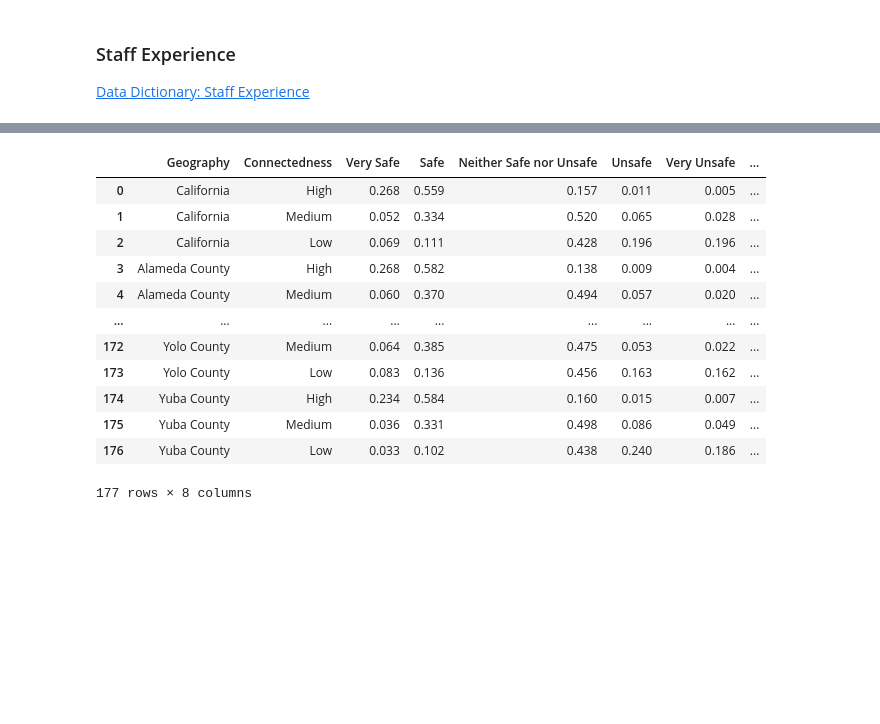
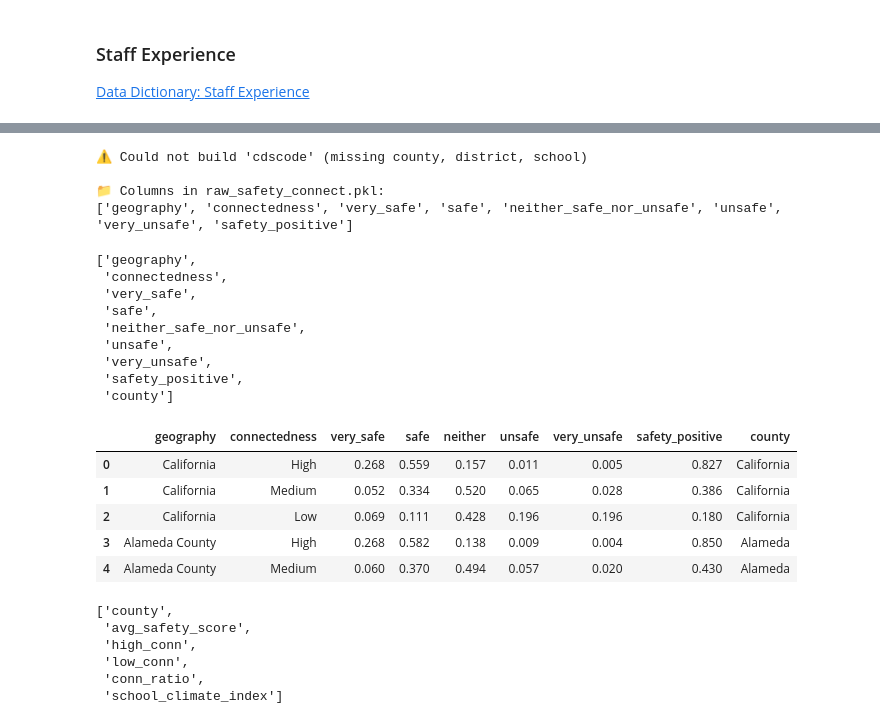
Before and after one commit to junclemente/ads599-capstone_project, a Jupyter notebook: library/01_data_preparation.ipynb, the cells around one changed output, grey strips where cells are left out. Cells and saved outputs as stored; diff of their text form; code cells hidden in the pictures; blank space fills up the shorter version.

```diff
--- a/library/01_data_preparation.ipynb
+++ b/library/01_data_preparation.ipynb
@@ -789,18 +927,31 @@ Unfortunately, school safety is often compromised. According to a 2019 survey, n
 # %%
-df_connected = pd.read_pickle(raw_pickle / "raw_safety_connect.pkl")
+df_connected = rpkl(raw_pickle, "raw_safety_connect.pkl")
+# %% [output]
+⚠️ Could not build 'cdscode' (missing county, district, school)
+
+📁 Columns in raw_safety_connect.pkl:
+['geography', 'connectedness', 'very_safe', 'safe', 'neither_safe_nor_unsafe', 'unsafe', 'very_unsafe', 'safety_positive']
+# %%
+df_connected = create_county_fr_geography(df_connected)
+
+df_connected.columns.to_list()
+# %% [output]
+['geography',
+ 'connectedness',
+ 'very_safe',
+ 'safe',
+ 'neither_safe_nor_unsafe',
+ 'unsafe',
+ 'very_unsafe',
+ 'safety_positive',
+ 'county']
 # %%
-df_connected
+df_connected = jeda.rename_column(df_connected, "neither_safe_nor_unsafe", "neither")
+df_connected.head()
 # %% [output]
-|  | Geography | Connectedness | Very Safe | Safe | Neither Safe nor Unsafe | Unsafe | Very Unsafe | ... |
-| 0 | California | High | 0.268 | 0.559 | 0.157 | 0.011 | 0.005 | ... |
-| 1 | California | Medium | 0.052 | 0.334 | 0.520 | 0.065 | 0.028 | ... |
-| 2 | California | Low | 0.069 | 0.111 | 0.428 | 0.196 | 0.196 | ... |
-| 3 | Alameda County | High | 0.268 | 0.582 | 0.138 | 0.009 | 0.004 | ... |
-| 4 | Alameda County | Medium | 0.060 | 0.370 | 0.494 | 0.057 | 0.020 | ... |
-| ... | ... | ... | ... | ... | ... | ... | ... | ... |
-| 172 | Yolo County | Medium | 0.064 | 0.385 | 0.475 | 0.053 | 0.022 | ... |
-| 173 | Yolo County | Low | 0.083 | 0.136 | 0.456 | 0.163 | 0.162 | ... |
-| 174 | Yuba County | High | 0.234 | 0.584 | 0.160 | 0.015 | 0.007 | ... |
-| 175 | Yuba County | Medium | 0.036 | 0.331 | 0.498 | 0.086 | 0.049 | ... |
-| 176 | Yuba County | Low | 0.033 | 0.102 | 0.438 | 0.240 | 0.186 | ... |
+|  | geography | connectedness | very_safe | safe | neither | unsafe | very_unsafe | safety_positive | county |
+| 0 | California | High | 0.268 | 0.559 | 0.157 | 0.011 | 0.005 | 0.827 | California |
+| 1 | California | Medium | 0.052 | 0.334 | 0.520 | 0.065 | 0.028 | 0.386 | California |
+| 2 | California | Low | 0.069 | 0.111 | 0.428 | 0.196 | 0.196 | 0.180 | California |
+| 3 | Alameda County | High | 0.268 | 0.582 | 0.138 | 0.009 | 0.004 | 0.850 | Alameda |
+| 4 | Alameda County | Medium | 0.060 | 0.370 | 0.494 | 0.057 | 0.020 | 0.430 | Alameda |
-177 rows × 8 columns
@@ -806,0 +960,9 @@ df_connected
+# %%
+df_connected.columns.to_list()
+# %% [output]
+['county',
+ 'avg_safety_score',
+ 'high_conn',
+ 'low_conn',
+ 'conn_ratio',
+ 'school_climate_index']
```
Also changed, not shown: parts of 75 cells of this notebook, 6 other files.
